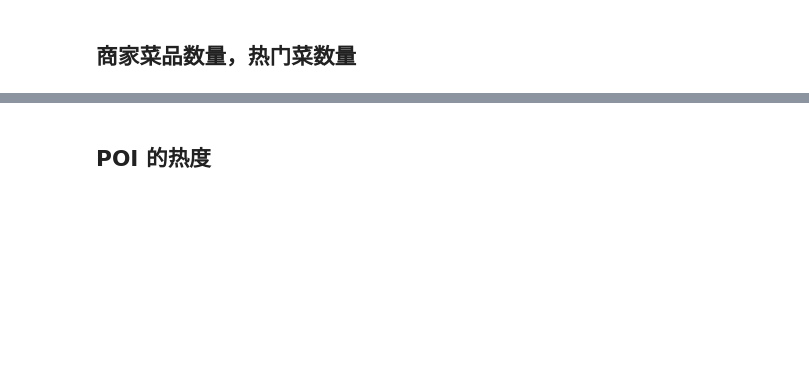
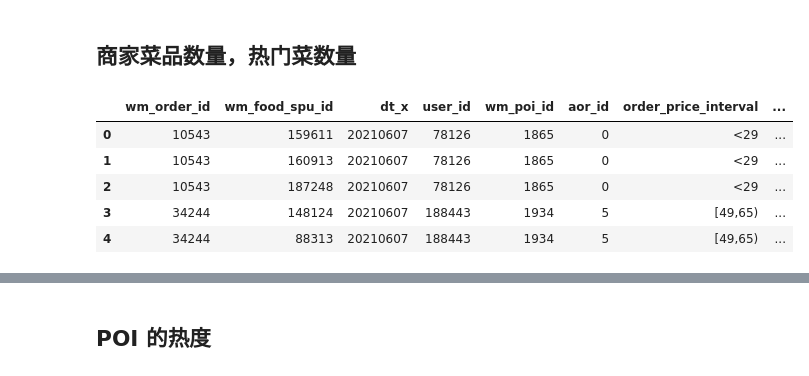
Before and after one commit to Lightblues/MDD-competition, a Jupyter notebook: data_process/2-pois.ipynb, the cells around one changed output, grey strips where cells are left out. Saved outputs shown, nothing was run; the diff lists cells and outputs as text; code cells hidden in the pictures; blank space fills up the shorter version.

```diff
--- a/data_process/2-pois.ipynb
+++ b/data_process/2-pois.ipynb
@@ -510,4 +510,15 @@ spus.loc[spus["price"].isna()]
 | 185244 | 185244 | f0118-1e3493-0f2937-4e899-c7714-9... | NaN | [267] | [1082] | [41] | 1520.0 | ... |
 # %% [markdown]
 ## 商家菜品数量，热门菜数量
+# %%
+pois_order_spus_table=pd.merge(spu_train,poi_train,on="wm_order_id")
+# %%
+pois_order_spus_table.head()
+# %% [output]
+|  | wm_order_id | wm_food_spu_id | dt_x | user_id | wm_poi_id | aor_id | order_price_interval | ... |
+| 0 | 10543 | 159611 | 20210607 | 78126 | 1865 | 0 | <29 | ... |
+| 1 | 10543 | 160913 | 20210607 | 78126 | 1865 | 0 | <29 | ... |
+| 2 | 10543 | 187248 | 20210607 | 78126 | 1865 | 0 | <29 | ... |
+| 3 | 34244 | 148124 | 20210607 | 188443 | 1934 | 5 | [49,65) | ... |
+| 4 | 34244 | 88313 | 20210607 | 188443 | 1934 | 5 | [49,65) | ... |
 # %%
```
Also changed, not shown: parts of 33 cells of this notebook, 2 other files.
